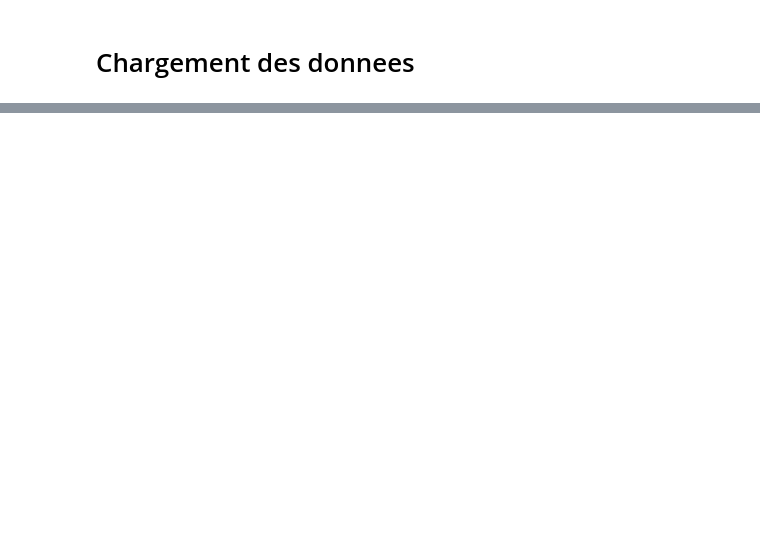
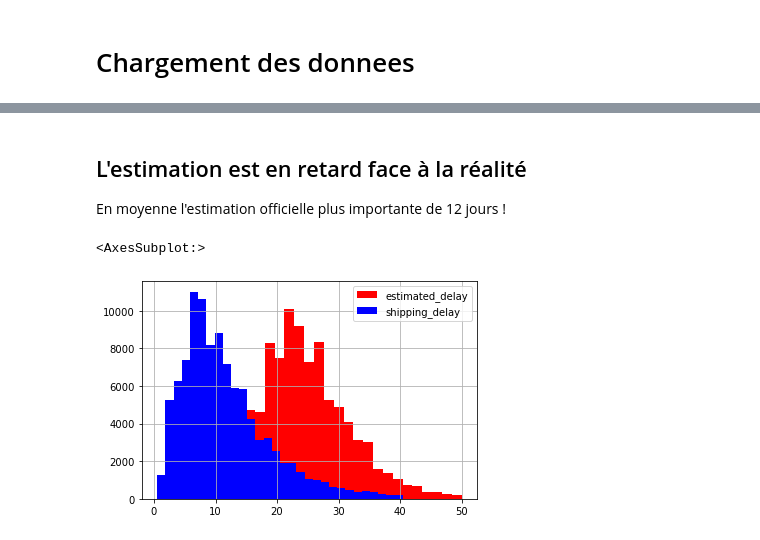
Before and after one commit to Nicolas-Malgat/E2_prediction_temps_livraison, a Jupyter notebook: work/3_feature_engineering.ipynb, the cells around one changed output, grey strips where cells are left out. Cells and saved outputs as stored; diff of their text form; code cells hidden in the pictures; blank space fills up the shorter version.

```diff
--- a/work/3_feature_engineering.ipynb
+++ b/work/3_feature_engineering.ipynb
@@ -26,7 +27,8 @@ df[df.columns[:16]].head(5)
 # %%
 for col in df.columns[5:10]:
     df[col] = pd.to_datetime(df[col])
+df['shipping_limit_date'] = pd.to_datetime(df['shipping_limit_date'])
 
-df[df.columns[5:10]].info()
+df.select_dtypes(include=np.datetime64).info()
 # %% [output]
 <class 'pandas.core.frame.DataFrame'>
@@ -103,0 +47,17 @@ clean_target.hist()
+# %%
+from modules.data_cleaning import get_time_gap
+from modules.data_cleaning import apply_zscore
+
+target = get_time_gap(df.order_purchase_timestamp, df.order_delivered_customer_date  )
+df.insert(0, 'shipping_delay', target)
+
+temp = get_time_gap(df.order_purchase_timestamp, df.order_estimated_delivery_date)
+df.insert(0, 'estimated_delay', temp)
+
+print(df.shape)
+df = apply_zscore(df, ['shipping_delay', 'estimated_delay'])
+df = df.reset_index(drop=True)
+print(df.shape)
+
+print('shipping_delay\n', df.shipping_delay.describe())
+print('estimated_delay\n', df.estimated_delay.describe())
@@ -103,0 +82,10 @@ clean_target.hist()
+# %% [markdown]
+## L'estimation est en retard face à la réalité
+
+En moyenne l'estimation officielle plus importante de 12 jours !
+# %%
+fig = df.estimated_delay.hist(color='red', bins=30, legend=True)
+df.shipping_delay.hist(color='blue', bins=30, legend=True)
+# %% [output]
+<AxesSubplot:>
+[figure, added]
```
Also changed, not shown: parts of 22 cells of this notebook, 3 other files.
